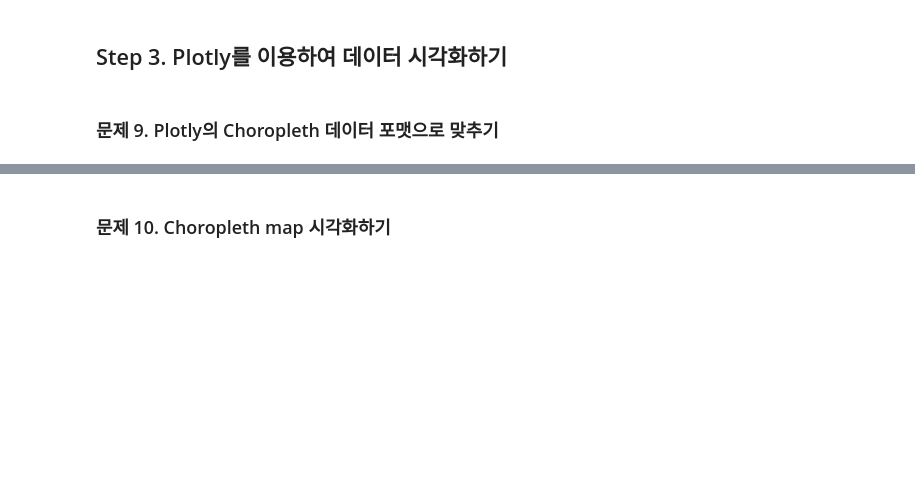
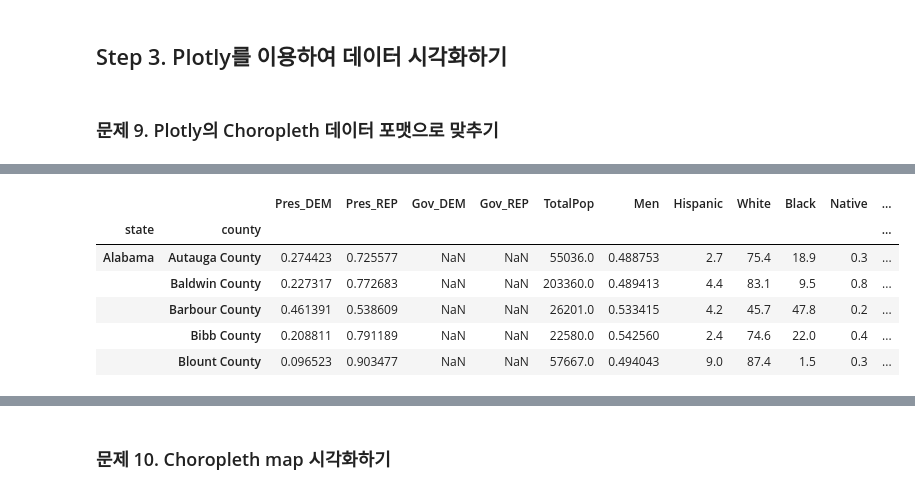
Before and after one commit to samjinwang/machine_learning_300, a Jupyter notebook: part1/chapter5/chapter05.ipynb, the cells around one changed output, grey strips where cells are left out. Cells and saved outputs as stored; diff of their text form; code cells hidden in the pictures; blank space fills up the shorter version.

```diff
--- a/part1/chapter5/chapter05.ipynb
+++ b/part1/chapter5/chapter05.ipynb
@@ -389,0 +409,10 @@ colorscale = ["#f7fbff","#ebf3fb","#deebf7","#d2e3f3","#c6dbef","#b3d2e9","#9eca
+# %%
+df_norm.head() #state를 약어로 바꾸고 싶다
+# %% [output]
+|  |  | Pres_DEM | Pres_REP | Gov_DEM | Gov_REP | TotalPop | Men | Hispanic | White | Black | Native | ... |
+| state | county |  |  |  |  |  |  |  |  |  |  | ... |
+| Alabama | Autauga County | 0.274423 | 0.725577 | NaN | NaN | 55036.0 | 0.488753 | 2.7 | 75.4 | 18.9 | 0.3 | ... |
+|  | Baldwin County | 0.227317 | 0.772683 | NaN | NaN | 203360.0 | 0.489413 | 4.4 | 83.1 | 9.5 | 0.8 | ... |
+|  | Barbour County | 0.461391 | 0.538609 | NaN | NaN | 26201.0 | 0.533415 | 4.2 | 45.7 | 47.8 | 0.2 | ... |
+|  | Bibb County | 0.208811 | 0.791189 | NaN | NaN | 22580.0 | 0.542560 | 2.4 | 74.6 | 22.0 | 0.4 | ... |
+|  | Blount County | 0.096523 | 0.903477 | NaN | NaN | 57667.0 | 0.494043 | 9.0 | 87.4 | 1.5 | 0.3 | ... |
```
Also changed, not shown: parts of 29 cells of this notebook, 1 other file.
